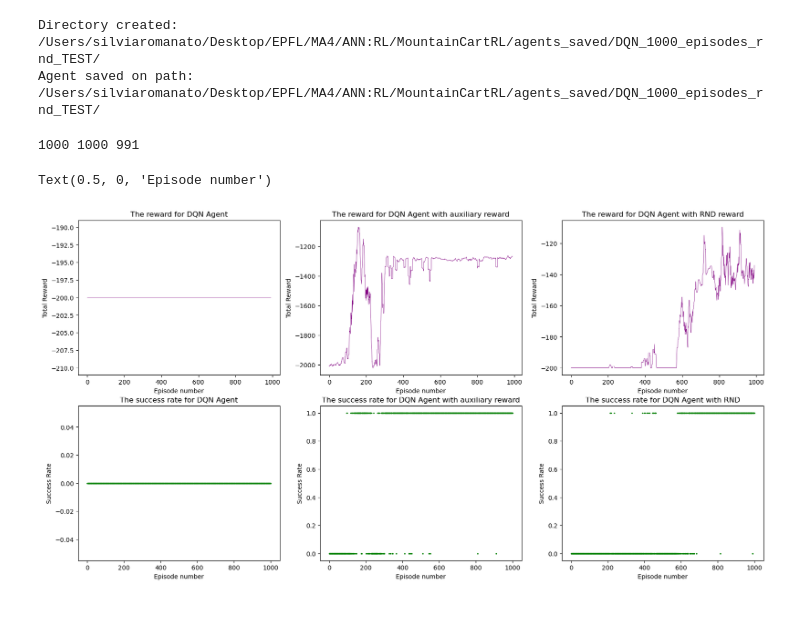
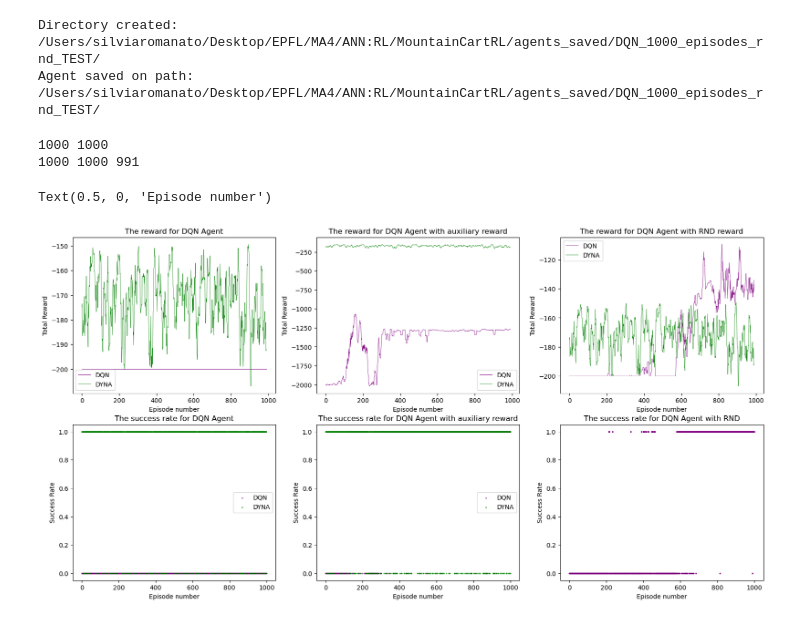
Before and after one commit to silviiaromanato/MountainCartRL, a Jupyter notebook: MountainCart_notebook.ipynb, the cells around one changed output. Saved outputs shown, nothing was run; the diff lists cells and outputs as text; code cells hidden in the pictures.

```diff
--- a/MountainCart_notebook.ipynb
+++ b/MountainCart_notebook.ipynb
@@ -345,10 +443,20 @@ Agent saved on path:  /Users/silviaromanato/Desktop/EPFL/MA4/ANN:RL/MountainCart
 # plot the reward of agent
 fig, axs = plt.subplots(2, 3, figsize=(20, 10))
 
+#DYNA_TEST
+reward_dyna = np.load("test_rewards_dyna.npy")
+success_dyna=(reward_dyna>=-200).astype(int)
+print(len(reward_dyna), len(success_dyna))
+reward_dyna = np.convolve(reward_dyna, np.ones(10)/10, mode='valid')
+
+
+
 # DQN TEST
 rewards = np.load("agents_saved/DQN_1000_episodes_TEST/rewards.npy")
 rewards = np.convolve(rewards, np.ones(10)/10, mode='valid')
-axs[0, 0].plot(rewards, color="purple", linewidth=0.5)
+axs[0, 0].plot(rewards, color="purple", linewidth=0.5,label="DQN")
+axs[0,0].plot(reward_dyna, color="green", linewidth=0.5,label="DYNA")
+axs[0, 0].legend()
 axs[0, 0].set_title("The reward for DQN Agent")
 axs[0, 0].set_ylabel("Total Reward")
 axs[0, 0].set_xlabel("Episode number")
@@ -357,39 +465,48 @@ successes = np.load("agents_saved/DQN_1000_episodes_TEST/dones.npy")
 y = np.linspace(0, 1000, 1000)
 print(len(y), len(successes), len(rewards))
 
-axs[1, 0].scatter(y, successes, s = 2, color='green')
+axs[1, 0].scatter(y, successes, s = 2,alpha=0.5, color='purple',label="DQN")
+axs[1,0].scatter(y, success_dyna, color="green", s=2, alpha=0.5, label="DYNA")
+axs[1, 0].legend()
 axs[1, 0].set_title("The success rate for DQN Agent")
 axs[1, 0].set_ylabel("Success Rate")
 axs[1, 0].set_xlabel("Episode number")
 
 # DQN with aux reward TEST
 rewards = np.load("agents_saved/DQN_1000_episodes_aux_TEST/rewards.npy")
 rewards = np.convolve(rewards, np.ones(10)/10, mode='valid')
-axs[0, 1].plot(rewards, color="purple", linewidth=0.5)
+axs[0, 1].plot(rewards, color="purple", linewidth=0.5,label="DQN")
+axs[0,1].plot(reward_dyna, color="green", linewidth=0.5,label="DYNA")
+axs[0, 1].legend()
 axs[0, 1].set_title("The reward for DQN Agent with auxiliary reward")
 axs[0, 1].set_ylabel("Total Reward")
 axs[0, 1].set_xlabel("Episode number")
 
 successes = np.load("agents_saved/DQN_1000_episodes_aux_TEST/dones.npy")
-axs[1, 1].scatter(y, successes, s = 2, color='green')
+axs[1, 1].scatter(y, successes, s = 2, alpha=0.5, color='purple',label="DQN")
+axs[1,1].scatter(y,success_dyna, s=2,alpha=0.5, color="green",label="DYNA")
+axs[1, 1].legend()
 axs[1, 1].set_title("The success rate for DQN Agent with auxiliary reward")
 axs[1, 1].set_ylabel("Success Rate")
 axs[1, 1].set_xlabel("Episode number")
 
 # DQN with RND TEST
 rewards = np.load("agents_saved/DQN_1000_episodes_rnd_TEST/rewards.npy")
 rewards = np.convolve(rewards, np.ones(10)/10, mode='valid')
-axs[0, 2].plot(rewards, color="purple", linewidth=0.5)
+axs[0, 2].plot(rewards, color="purple", linewidth=0.5,label="DQN")
+axs[0,2].plot(reward_dyna, color="green", linewidth=0.5,label="DYNA")
+axs[0, 2].legend()
 axs[0, 2].set_title("The reward for DQN Agent with RND reward")
 axs[0, 2].set_ylabel("Total Reward")
 axs[0, 2].set_xlabel("Episode number")
 
 successes = np.load("agents_saved/DQN_1000_episodes_rnd_TEST/dones.npy")
-axs[1, 2].scatter(y, successes, s = 2, color='green')
+axs[1, 2].scatter(y, successes, s = 2, color='purple')
 axs[1, 2].set_title("The success rate for DQN Agent with RND")
 axs[1, 2].set_ylabel("Success Rate")
 axs[1, 2].set_xlabel("Episode number")
 # %% [output]
+1000 1000
 1000 1000 991
 Text(0.5, 0, 'Episode number')
-[figure, old version]
+[figure, new version]
```
Also changed, not shown: parts of 22 cells of this notebook, 2 other files.
